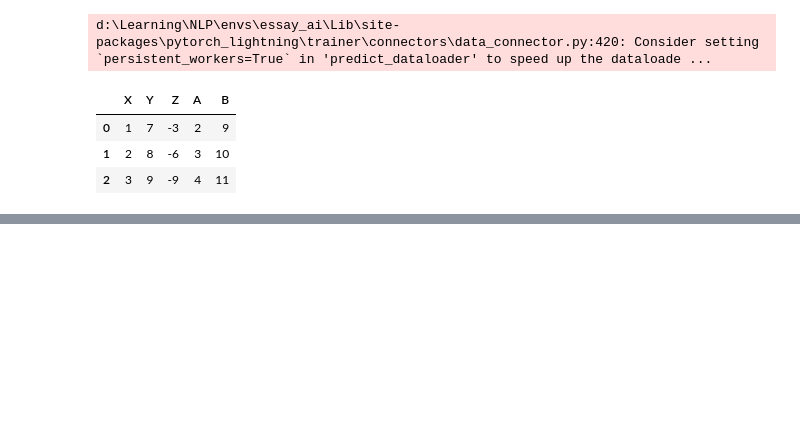
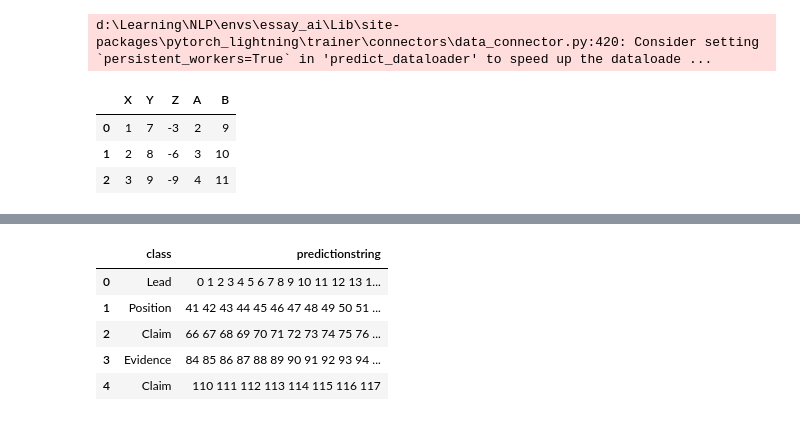
Before and after one commit to shanmukh05/EssayInsightsAI, a Jupyter notebook: analyzer/notebooks/experiments.ipynb, the cells around one changed output, grey strips where cells are left out. Cells and saved outputs as stored; diff of their text form; code cells hidden in the pictures; blank space fills up the shorter version.

```diff
--- a/analyzer/notebooks/experiments.ipynb
+++ b/analyzer/notebooks/experiments.ipynb
@@ -570,0 +604,3 @@ df.head()
+# %%
+with open(r"D:\Learning\NLP\Projects\EssayInsightAI\predictions.pkl", "rb") as fp:
+    predictions = pickle.load(fp)
@@ -570,0 +638,34 @@ df.head()
+# %%
+def submission(predictions):
+    act_predictions = []
+
+    for i in range(len(predictions)):
+        pred = predictions[i]
+        start = 0
+        while start < len(pred):
+            cls = pred[start]
+
+            if cls == "O":
+                start += 1
+            else:
+                end = start+1
+                cls = cls.replace("B", "I")
+                while end < len(pred) and pred[end] == cls:
+                    end += 1
+
+                if end - start > 7:
+                    act_predictions.append(
+                        (
+                            cls.replace("I-", ""),
+                            " ".join(map(str, list(range(start, end)))),
+                        )
+                    )
+                print(start, end)
+                start = end
+
+    sub_df = pd.DataFrame(act_predictions)
+    sub_df.columns = ["class", "predictionstring"]
+
+    return sub_df
+# %%
+sub_df = submission(predictions)
@@ -570,0 +690,9 @@ df.head()
+# %%
+sub_df.head()
+# %% [output]
+|  | class | predictionstring |
+| 0 | Lead | 0 1 2 3 4 5 6 7 8 9 10 11 12 13 1... |
+| 1 | Position | 41 42 43 44 45 46 47 48 49 50 51 ... |
+| 2 | Claim | 66 67 68 69 70 71 72 73 74 75 76 ... |
+| 3 | Evidence | 84 85 86 87 88 89 90 91 92 93 94 ... |
+| 4 | Claim | 110 111 112 113 114 115 116 117 |
```
Also changed, not shown: parts of 8 cells of this notebook, 4 other files.
